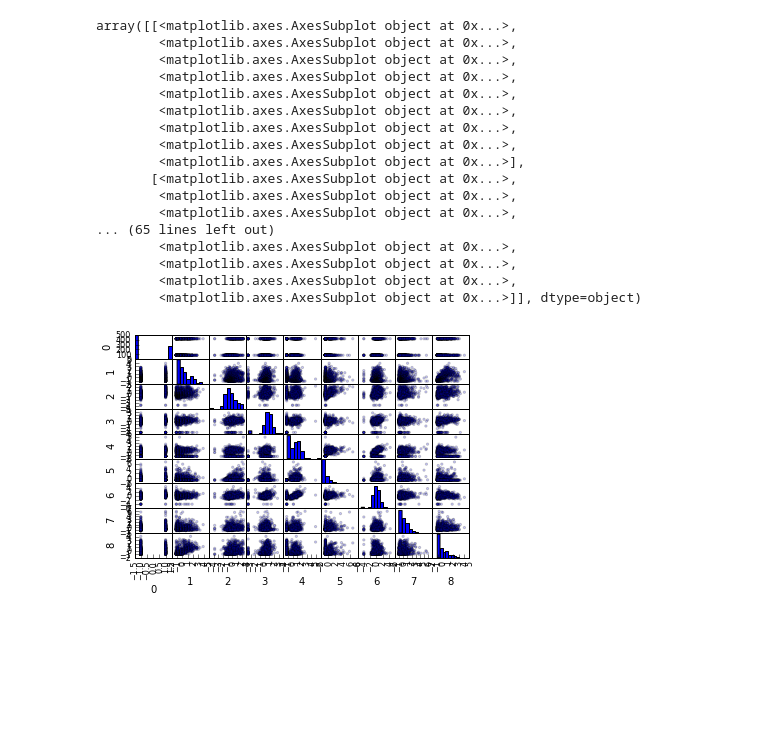
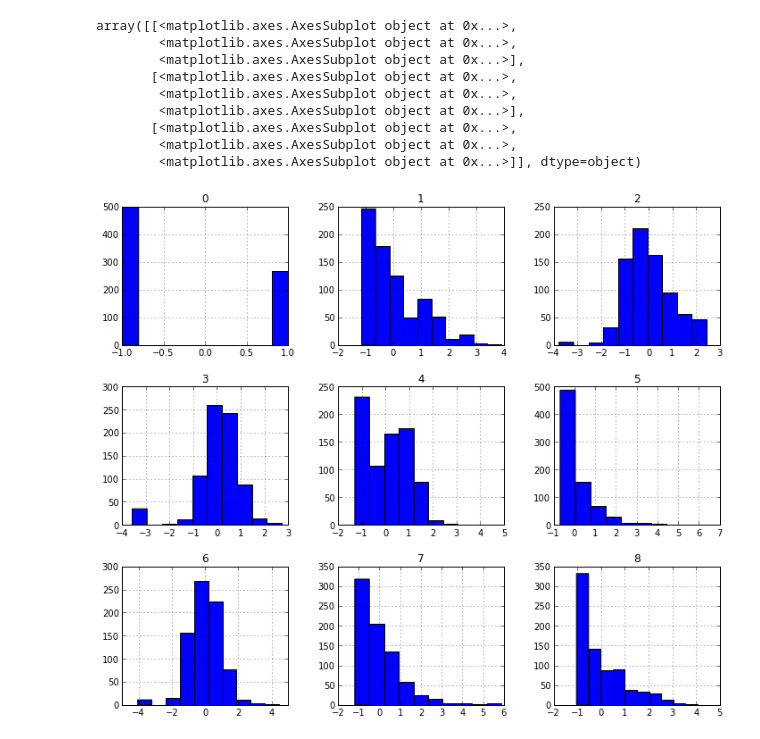
Before and after one commit to kuznetsovin/DataScience, a Jupyter notebook: Diabetis/text_post.ipynb, the cells around one changed output. Drawn from its saved outputs; the diff is of its cells as text; code cells hidden in the pictures; blank space fills up the shorter version.

```diff
--- a/Diabetis/text_post.ipynb
+++ b/Diabetis/text_post.ipynb
@@ -14,24 +14,3 @@ data = read_csv('train.csv', header=None)
 
 target = data[0]
 train = data.drop(0, axis=1)
-# %%
-scatter_matrix(data, alpha=0.2)
-# %% [output]
-array([[<matplotlib.axes.AxesSubplot object at 0x...>,
-        <matplotlib.axes.AxesSubplot object at 0x...>,
-        <matplotlib.axes.AxesSubplot object at 0x...>,
-        <matplotlib.axes.AxesSubplot object at 0x...>,
-        <matplotlib.axes.AxesSubplot object at 0x...>,
-        <matplotlib.axes.AxesSubplot object at 0x...>,
-        <matplotlib.axes.AxesSubplot object at 0x...>,
-        <matplotlib.axes.AxesSubplot object at 0x...>,
-        <matplotlib.axes.AxesSubplot object at 0x...>],
-       [<matplotlib.axes.AxesSubplot object at 0x...>,
-        <matplotlib.axes.AxesSubplot object at 0x...>,
-        <matplotlib.axes.AxesSubplot object at 0x...>,
-... (65 lines left out)
-        <matplotlib.axes.AxesSubplot object at 0x...>,
-        <matplotlib.axes.AxesSubplot object at 0x...>,
-        <matplotlib.axes.AxesSubplot object at 0x...>,
-        <matplotlib.axes.AxesSubplot object at 0x...>]], dtype=object)
-[figure, removed]
@@ -45,0 +17,13 @@ itog.insert(len(itog.columns),'LinearRegression',scores)
+# %%
+data.hist(figsize=(12,10))
+# %% [output]
+array([[<matplotlib.axes.AxesSubplot object at 0x...>,
+        <matplotlib.axes.AxesSubplot object at 0x...>,
+        <matplotlib.axes.AxesSubplot object at 0x...>],
+       [<matplotlib.axes.AxesSubplot object at 0x...>,
+        <matplotlib.axes.AxesSubplot object at 0x...>,
+        <matplotlib.axes.AxesSubplot object at 0x...>],
+       [<matplotlib.axes.AxesSubplot object at 0x...>,
+        <matplotlib.axes.AxesSubplot object at 0x...>,
+        <matplotlib.axes.AxesSubplot object at 0x...>]], dtype=object)
+[figure, added]
```
Also changed, not shown: parts of 9 cells of this notebook, 1 other file.
